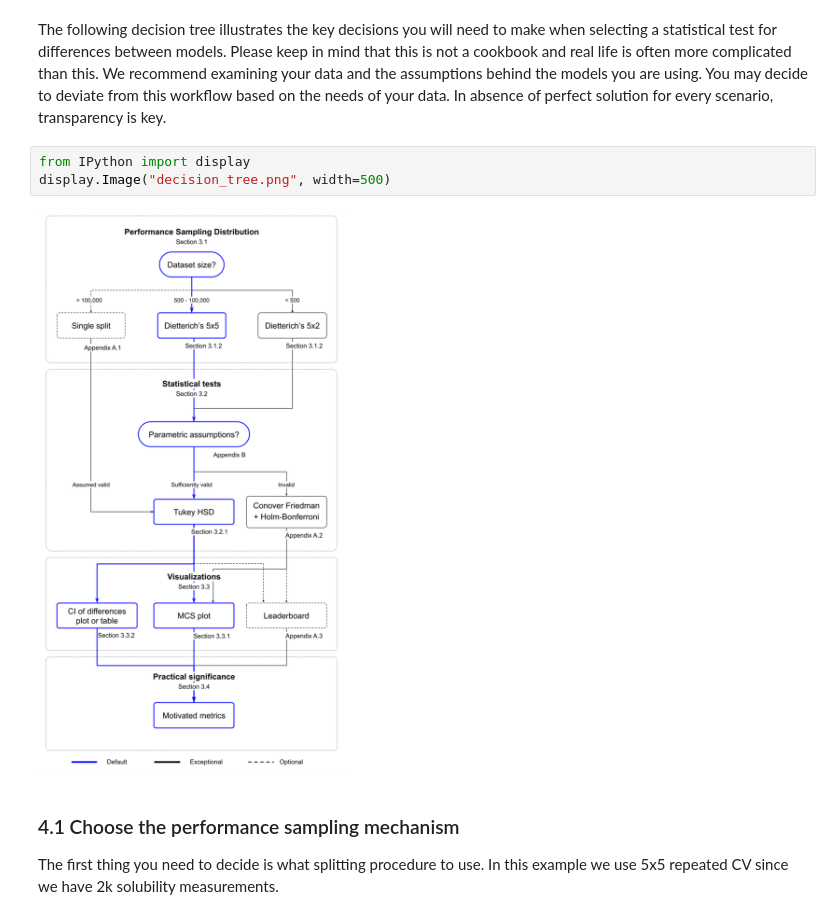
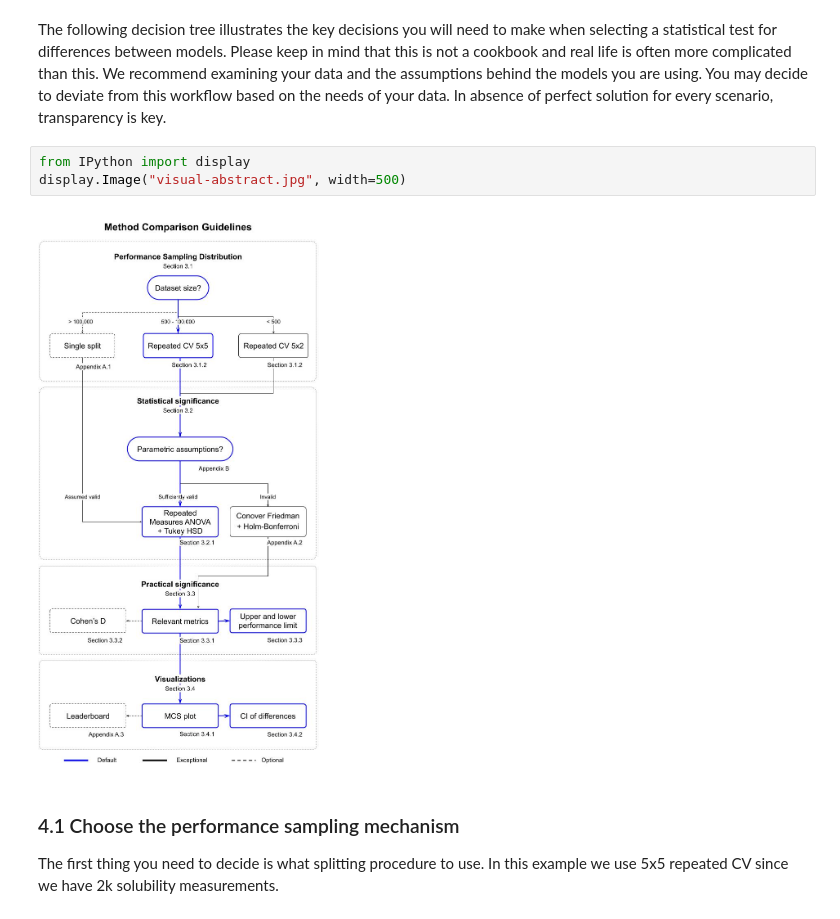
Before and after one commit to polaris-hub/polaris-method-comparison, a Jupyter notebook: ADME_example/ML_Regression_Comparison.ipynb, the cells around one changed output. Saved outputs shown, nothing was run; the diff lists cells and outputs as text.

```diff
--- a/ADME_example/ML_Regression_Comparison.ipynb
+++ b/ADME_example/ML_Regression_Comparison.ipynb
@@ -66,9 +66,9 @@ terrible_df.style.hide().format(precision=3).highlight_max(subset=["R2", "Rho",
 The following decision tree illustrates the key decisions you will need to make when selecting a statistical test for differences between models. Please keep in mind that this is not a cookbook and real life is often more complicated than this. We recommend  examining your data and the assumptions behind the models you are using. You may decide to deviate from this workflow based on the needs of your data. In absence of perfect solution for every scenario, transparency is key.
 # %%
 from IPython import display
-display.Image("decision_tree.png", width=500)
+display.Image("visual-abstract.jpg", width=500)
 # %% [output]
-[figure, old version]
+[figure, new version]
 # %% [markdown]
 ### 4.1 Choose the performance sampling mechanism
 
```
Also changed, not shown: 3 other files.
